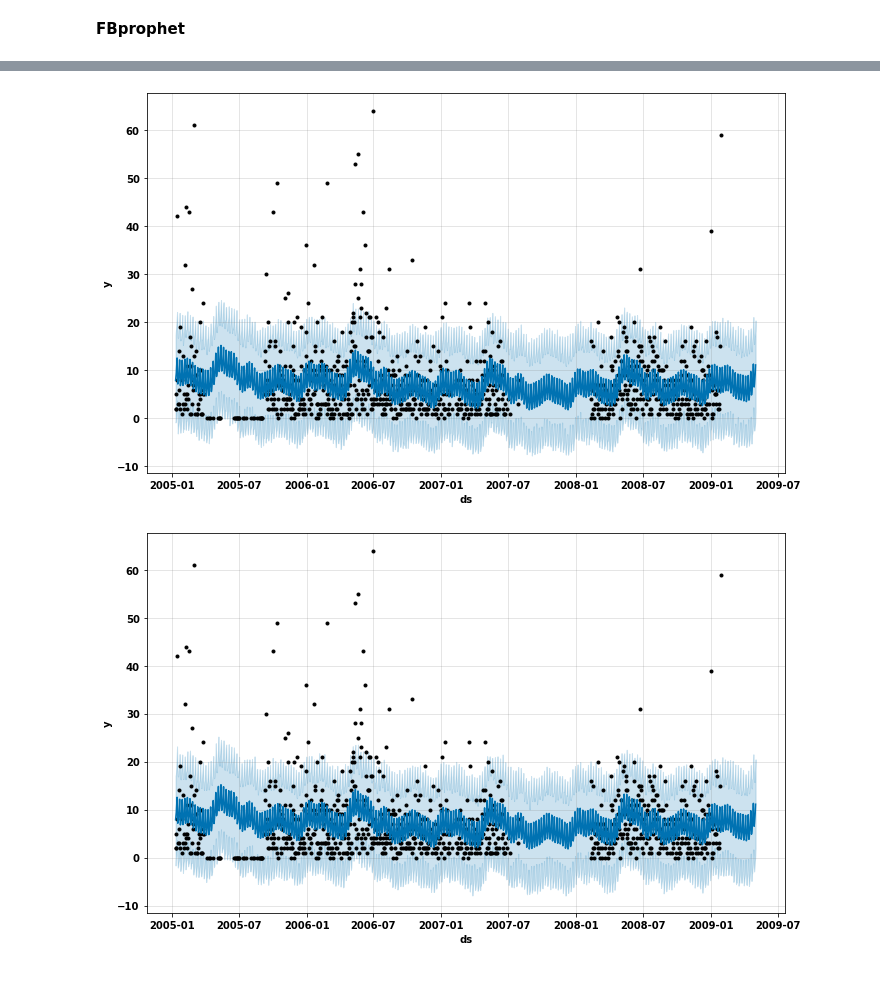
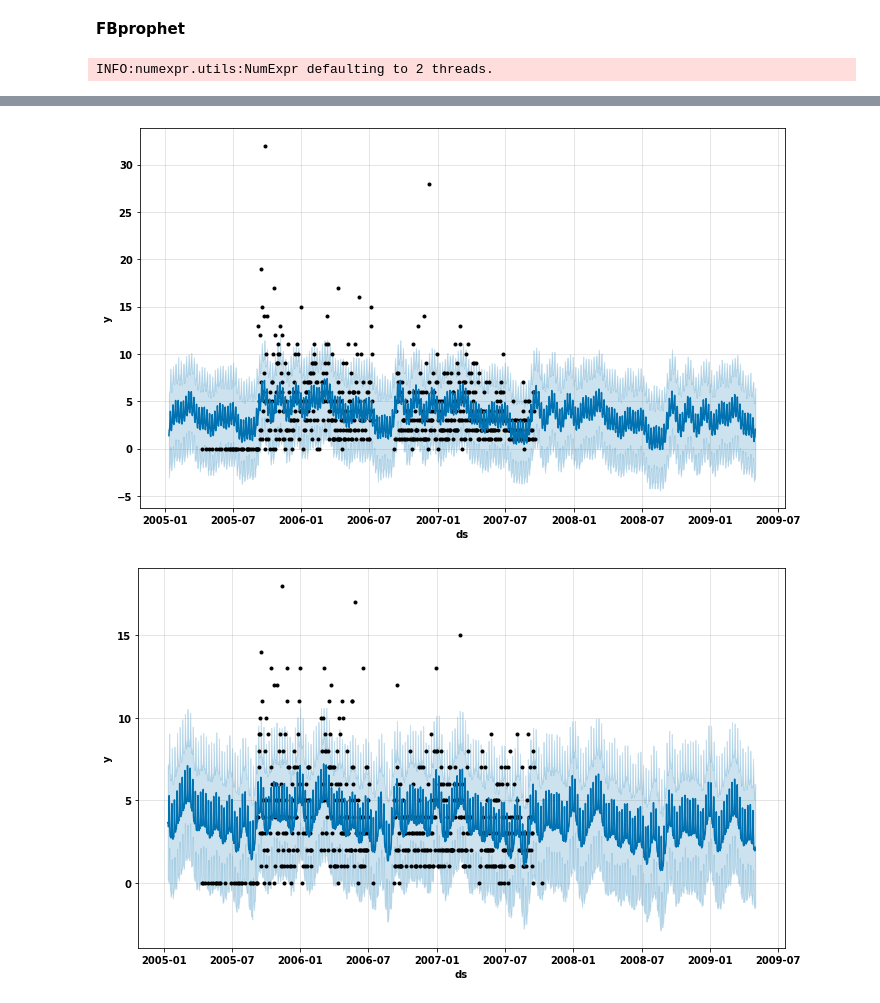
Before and after one commit to aromanenko/AggregatingAlgorithm, a Jupyter notebook: Module_practice.ipynb, the cells around one changed output, grey strips where cells are left out. Saved outputs shown, nothing was run; the diff lists cells and outputs as text; code cells hidden in the pictures.

```diff
--- a/Module_practice.ipynb
+++ b/Module_practice.ipynb
@@ -69,10 +69,10 @@ for col in ts.columns:
 from fbprophet import Prophet
 # %%
 for col in ts.columns:
-    df = pd.DataFrame(ts['Item:  969'])
+    df = pd.DataFrame(ts[col])
     df['ds'] = df.index
-    df['y'] = df['Item:  969']
-    df = df.drop(['Item:  969'], axis=1)
+    df['y'] = df[col]
+    df = df.drop([col], axis=1)
 
     m = Prophet(daily_seasonality=True)
     m.fit(df)
@@ -82,3 +82,4 @@ for col in ts.columns:
 
     m.plot(forecast)
 # %% [output]
+INFO:numexpr.utils:NumExpr defaulting to 2 threads.
@@ -94,2 +95,2 @@ for col in ts.columns:
-[figure, old version]
+[figure, new version]
-[figure, old version]
+[figure, new version]
```
Also changed, not shown: parts of 1 cell of this notebook.
